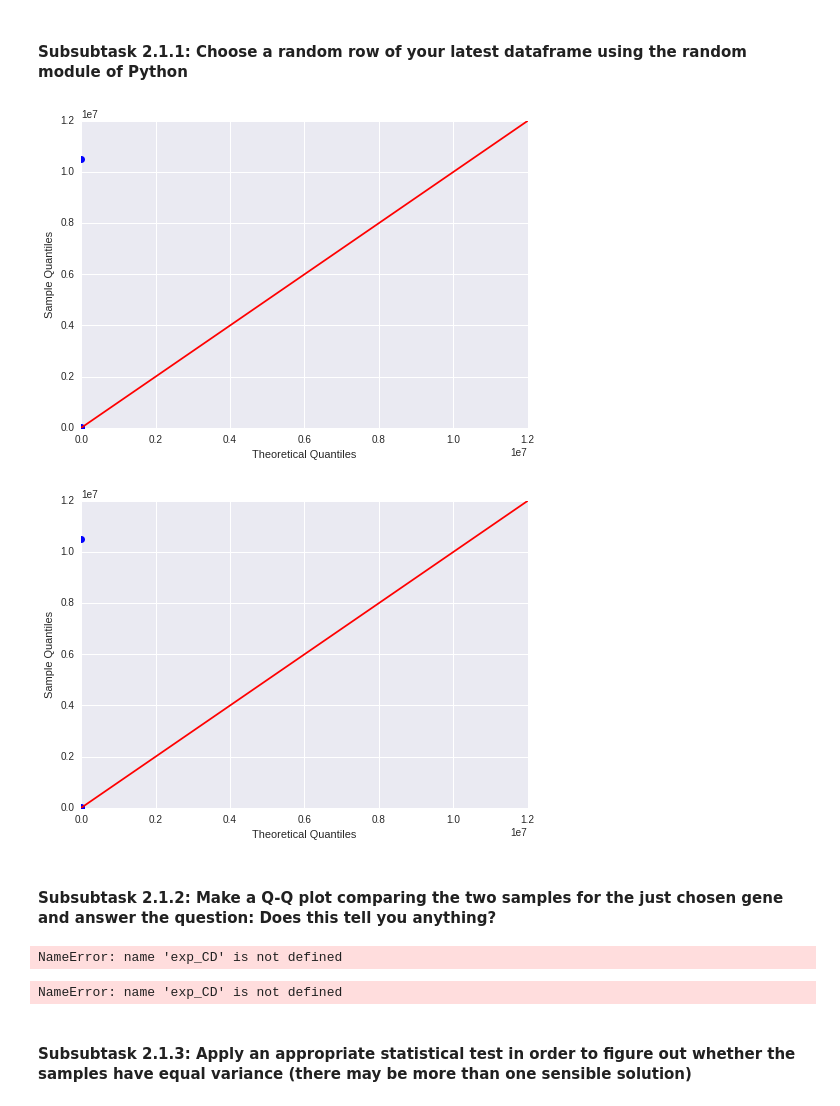
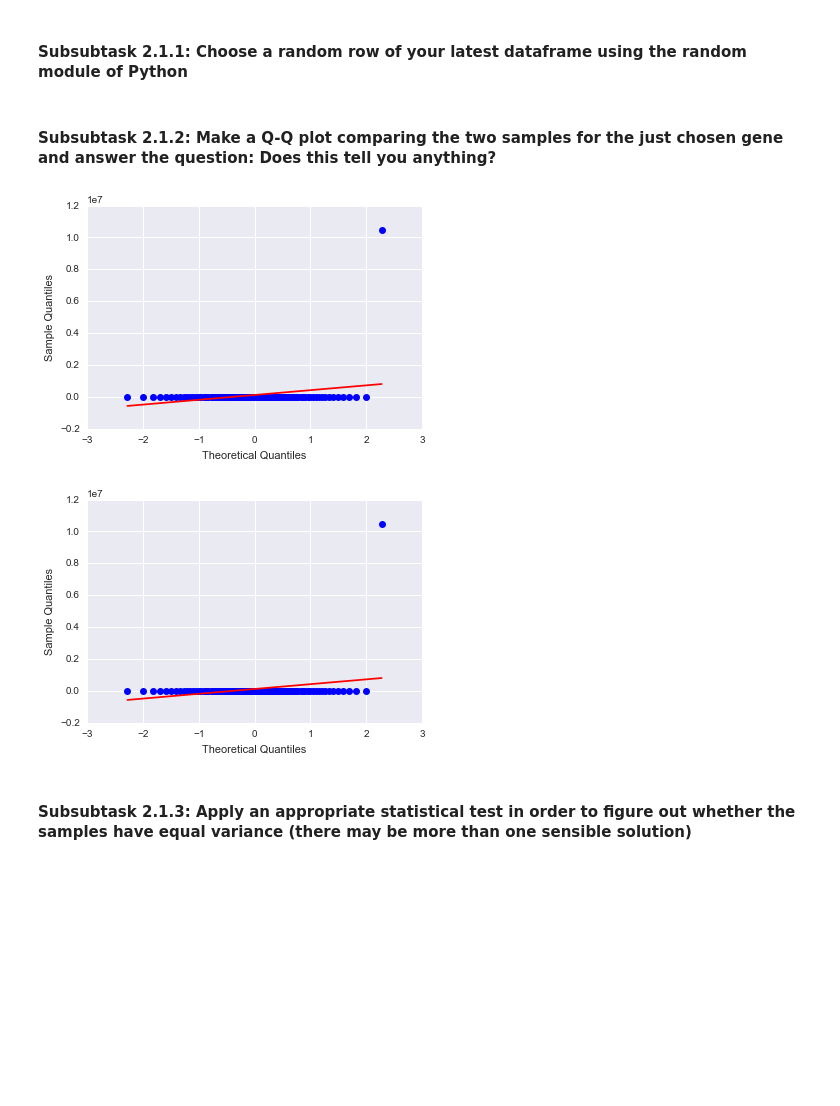
Before and after one commit to lucass122/Integrated_Bioinformatics, a Jupyter notebook: notebooks/DayX_DE_Analysis.ipynb, the cells around one changed output. Saved outputs shown, nothing was run; the diff lists cells and outputs as text; code cells hidden in the pictures; blank space fills up the shorter version.

```diff
--- a/notebooks/DayX_DE_Analysis.ipynb
+++ b/notebooks/DayX_DE_Analysis.ipynb
@@ -161,20 +156,12 @@ Josef-Francisco Del-Marre-Doyle, famous and visionary president of the Internati
 # %%
 import random
 random = random.randint(0,21834)
-# %%
-sm.graphics.qqplot(exp.ix[random], line='45')
-# %% [output]
-[figure, removed]
-[figure, removed]
 # %% [markdown]
 #### Subsubtask 2.1.2: Make a Q-Q plot comparing the two samples for the just chosen gene and answer the question: Does this tell you anything?
-# %%
-exp_CD
-# %% [output]
-NameError: name 'exp_CD' is not defined
-# %%
-exp_CD.columns
-# %% [output]
-NameError: name 'exp_CD' is not defined
+# %%
+sm.graphics.qqplot(exp.ix[random],line="r",fit=False)
+# %% [output]
+[figure, added]
+[figure, added]
 # %% [markdown]
 #### Subsubtask 2.1.3: Apply an appropriate statistical test in order to figure out whether the samples have equal variance (there may be more than one sensible solution)
```
Also changed, not shown: parts of 72 cells of this notebook, 2 other files.
